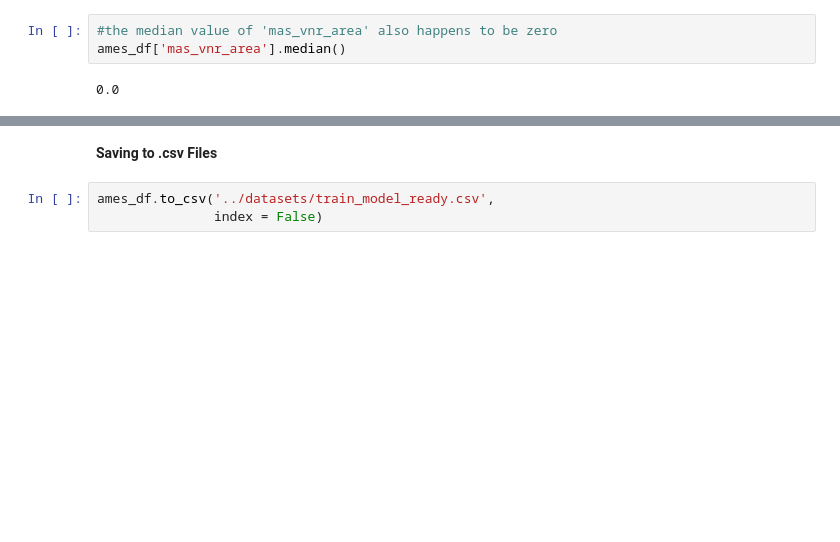
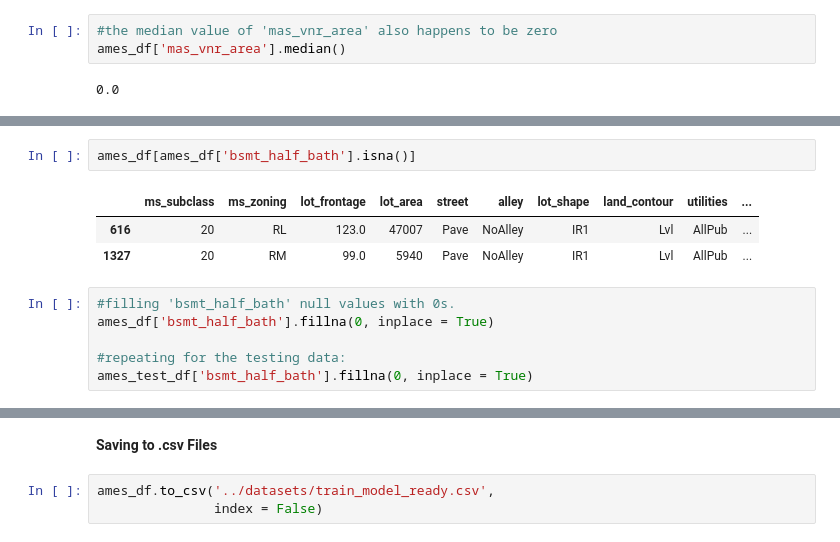
Before and after one commit to maryschindler/project_ames_kaggle_challenge, a Jupyter notebook: 2.0/notebooks/02_Preprocessing_and_FeatSel.ipynb, the cells around one changed output, grey strips where cells are left out. Cells and saved outputs as stored; diff of their text form; blank space fills up the shorter version.

```diff
--- a/2.0/notebooks/02_Preprocessing_and_FeatSel.ipynb
+++ b/2.0/notebooks/02_Preprocessing_and_FeatSel.ipynb
@@ -345,0 +368,12 @@ TypeError: value_counts() got an unexpected keyword argument 'drop_na'
+# %%
+ames_df[ames_df['bsmt_half_bath'].isna()]
+# %% [output]
+|  | ms_subclass | ms_zoning | lot_frontage | lot_area | street | alley | lot_shape | land_contour | utilities | ... |
+| 616 | 20 | RL | 123.0 | 47007 | Pave | NoAlley | IR1 | Lvl | AllPub | ... |
+| 1327 | 20 | RM | 99.0 | 5940 | Pave | NoAlley | IR1 | Lvl | AllPub | ... |
+# %%
+#filling 'bsmt_half_bath' null values with 0s.
+ames_df['bsmt_half_bath'].fillna(0, inplace = True)
+
+#repeating for the testing data:
+ames_test_df['bsmt_half_bath'].fillna(0, inplace = True)
```
Also changed, not shown: parts of 93 cells of this notebook, 8 other files.
